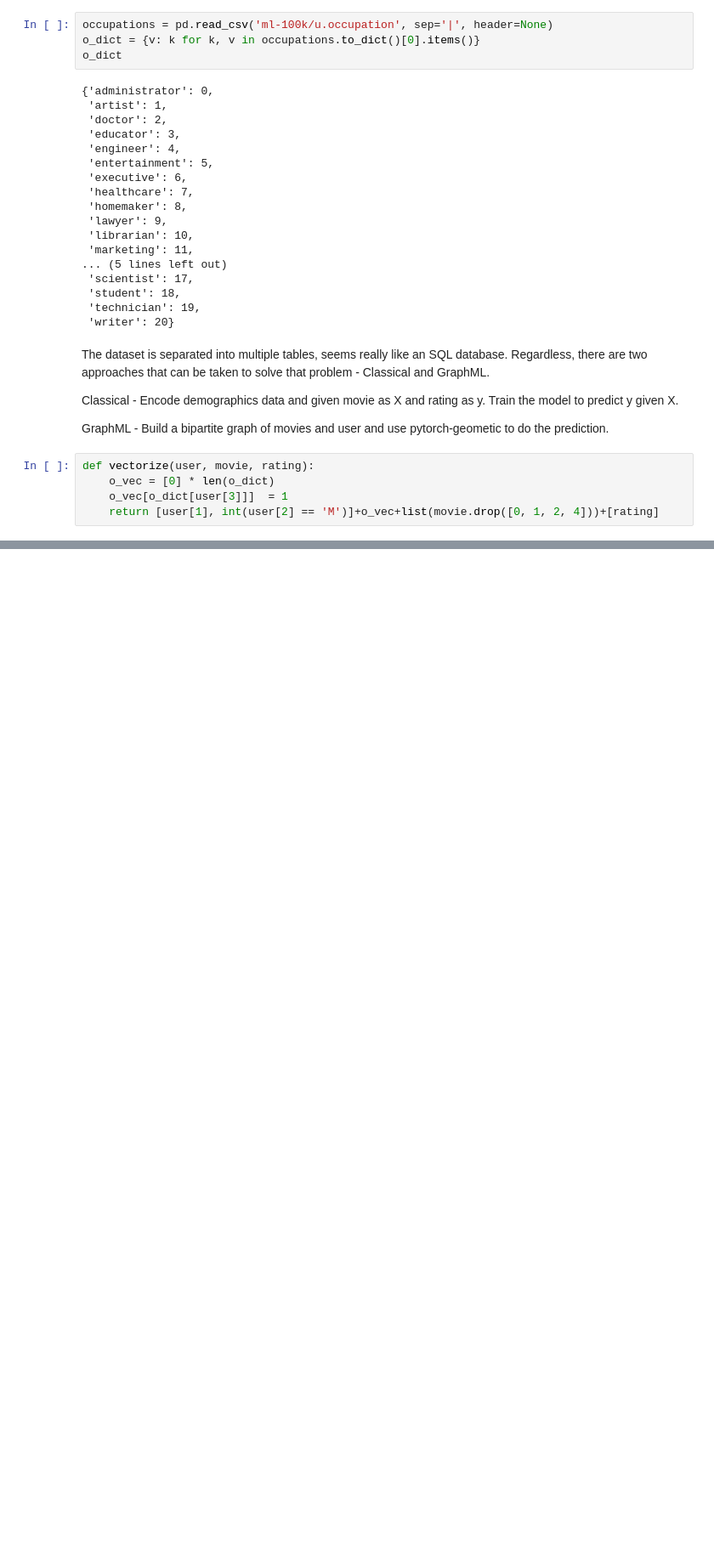
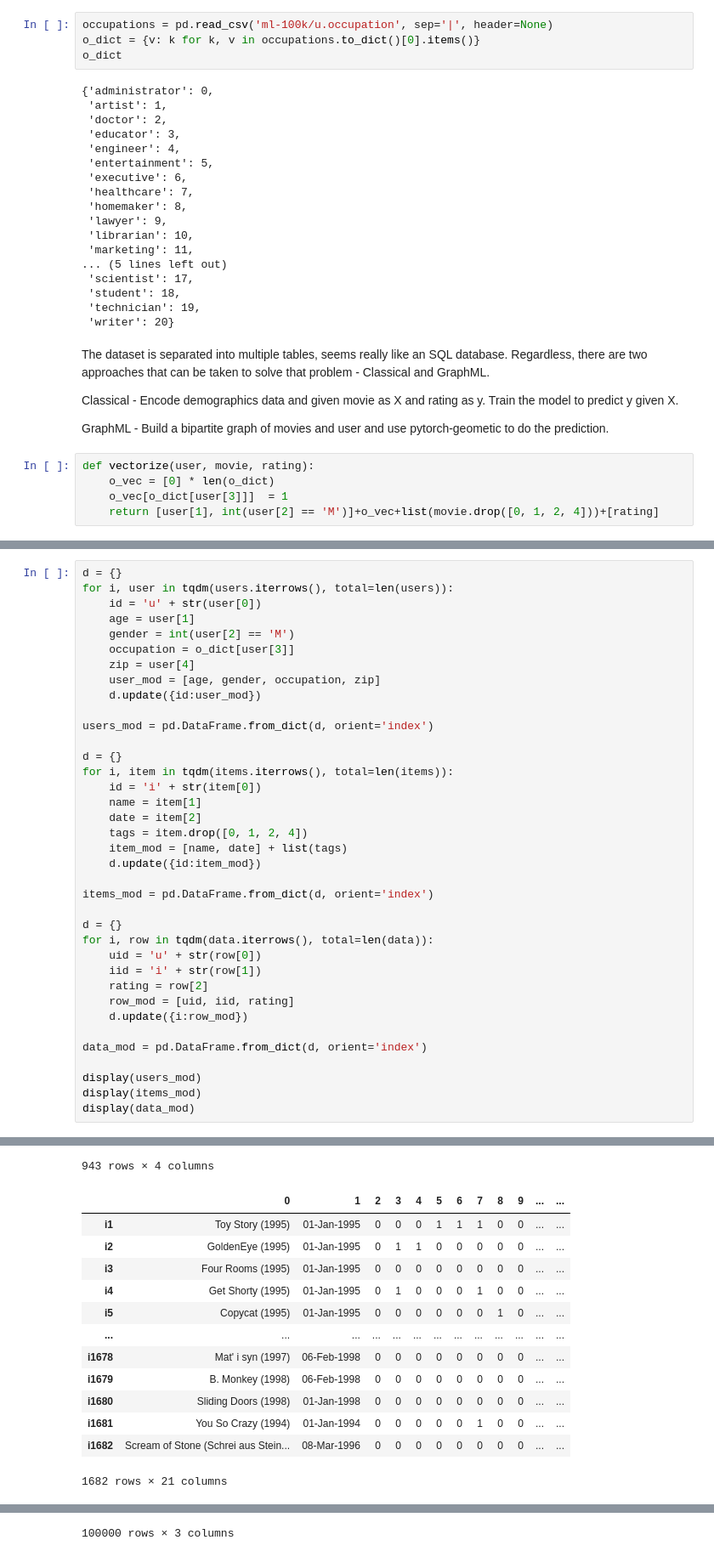
Before and after one commit to Demid65/movie-recommender-system, a Jupyter notebook: notebooks/0 - Dataset exploration.ipynb, the cells around one changed output, grey strips where cells are left out. Shown at 85% size. Saved outputs shown, nothing was run; the diff lists cells and outputs as text; blank space fills up the shorter version.

```diff
--- a/notebooks/0 - Dataset exploration.ipynb
+++ b/notebooks/0 - Dataset exploration.ipynb
@@ -105,0 +117,38 @@ classical = pd.DataFrame.from_dict(d)
+# %%
+d = {}
+for i, user in tqdm(users.iterrows(), total=len(users)):
+    id = 'u' + str(user[0])
+    age = user[1]
+    gender = int(user[2] == 'M')
+    occupation = o_dict[user[3]]
+    zip = user[4]
+    user_mod = [age, gender, occupation, zip]
+    d.update({id:user_mod})
+
+users_mod = pd.DataFrame.from_dict(d, orient='index')
+
+d = {}
+for i, item in tqdm(items.iterrows(), total=len(items)):
+    id = 'i' + str(item[0])
+    name = item[1]
+    date = item[2]
+    tags = item.drop([0, 1, 2, 4])
+    item_mod = [name, date] + list(tags)
+    d.update({id:item_mod})
+
+items_mod = pd.DataFrame.from_dict(d, orient='index')
+
+d = {}
+for i, row in tqdm(data.iterrows(), total=len(data)):
+    uid = 'u' + str(row[0])
+    iid = 'i' + str(row[1])
+    rating = row[2]
+    row_mod = [uid, iid, rating]
+    d.update({i:row_mod})
+
+data_mod = pd.DataFrame.from_dict(d, orient='index')
+
+display(users_mod)
+display(items_mod)
+display(data_mod)
+# %% [output]
@@ -105,0 +167,14 @@ classical = pd.DataFrame.from_dict(d)
+943 rows × 4 columns
+|  | 0 | 1 | 2 | 3 | 4 | 5 | 6 | 7 | 8 | 9 | ... | ... |
+| i1 | Toy Story (1995) | 01-Jan-1995 | 0 | 0 | 0 | 1 | 1 | 1 | 0 | 0 | ... | ... |
+| i2 | GoldenEye (1995) | 01-Jan-1995 | 0 | 1 | 1 | 0 | 0 | 0 | 0 | 0 | ... | ... |
+| i3 | Four Rooms (1995) | 01-Jan-1995 | 0 | 0 | 0 | 0 | 0 | 0 | 0 | 0 | ... | ... |
+| i4 | Get Shorty (1995) | 01-Jan-1995 | 0 | 1 | 0 | 0 | 0 | 1 | 0 | 0 | ... | ... |
+| i5 | Copycat (1995) | 01-Jan-1995 | 0 | 0 | 0 | 0 | 0 | 0 | 1 | 0 | ... | ... |
+| ... | ... | ... | ... | ... | ... | ... | ... | ... | ... | ... | ... | ... |
+| i1678 | Mat' i syn (1997) | 06-Feb-1998 | 0 | 0 | 0 | 0 | 0 | 0 | 0 | 0 | ... | ... |
+| i1679 | B. Monkey (1998) | 06-Feb-1998 | 0 | 0 | 0 | 0 | 0 | 0 | 0 | 0 | ... | ... |
+| i1680 | Sliding Doors (1998) | 01-Jan-1998 | 0 | 0 | 0 | 0 | 0 | 0 | 0 | 0 | ... | ... |
+| i1681 | You So Crazy (1994) | 01-Jan-1994 | 0 | 0 | 0 | 0 | 0 | 1 | 0 | 0 | ... | ... |
+| i1682 | Scream of Stone (Schrei aus Stein... | 08-Mar-1996 | 0 | 0 | 0 | 0 | 0 | 0 | 0 | 0 | ... | ... |
+1682 rows × 21 columns
@@ -105,0 +193 @@ classical = pd.DataFrame.from_dict(d)
+100000 rows × 3 columns
```
Also changed, not shown: parts of 7 cells of this notebook, 1 other file.
